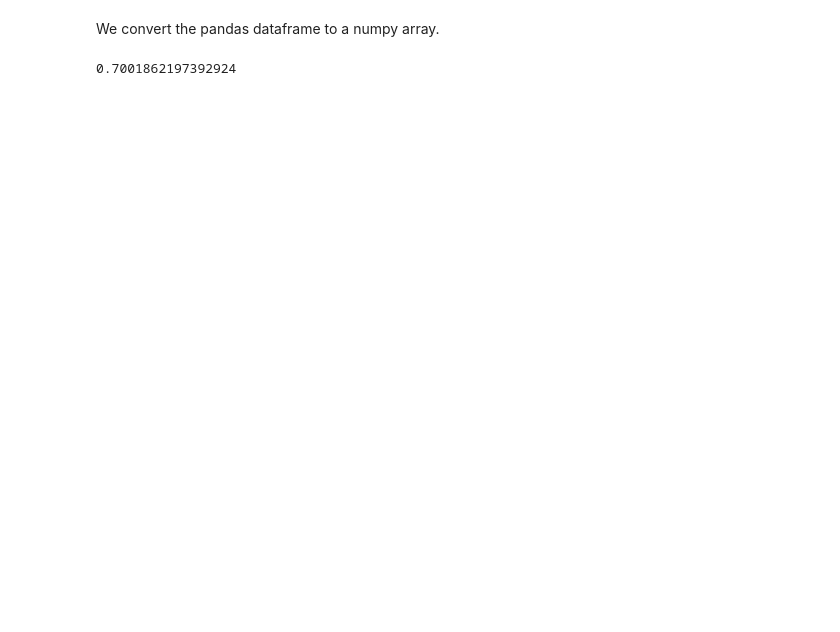
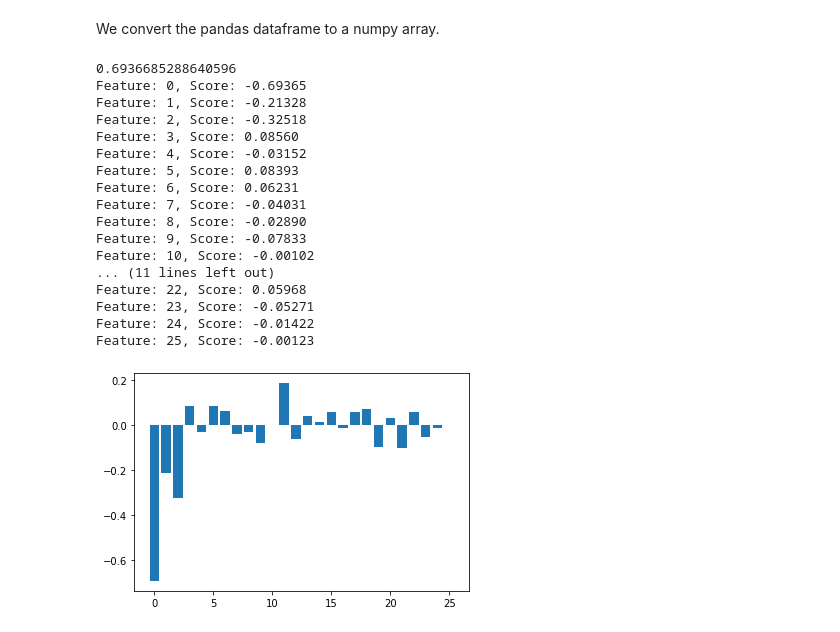
Before and after one commit to blakemoss/cmsc21800-project, a Jupyter notebook: regression1.ipynb, the cells around one changed output. Cells and saved outputs as stored; diff of their text form; code cells hidden in the pictures; blank space fills up the shorter version.

```diff
--- a/regression1.ipynb
+++ b/regression1.ipynb
@@ -90,2 +139,4 @@ rg1[rg1['is_flop']==1].shape
-# %%
-rg1 = rg1.drop(columns=['en', 'runtime', 'belongs_to_collection', 'budget'])
+# %%
+rg1 = rg1.drop(['revenue'], axis=1)
+rg1 = rg1.drop(['return'], axis=1)
+rg1.info()
@@ -94,25 +163,45 @@ We convert the pandas dataframe to a numpy array.
 # %%
 data = rg1.to_numpy()
 # %%
-X, y = data[:, 1:-2], data[:, -1]
-
-'''# add polynomial features to X
-pol = PolynomialFeatures(degree=4)
-Xp = pol.fit_transform(X)'''
+X, y = data[:, :-1], data[:, -1]
 
 # create testing and training datasets
 Xp_train, Xp_test, y_train, y_test = train_test_split(X, y, test_size=0.2, random_state=1)
 
-# normalize X_train, X_test
+# normalize data
 scaler = StandardScaler()
-Xp_train = scaler.fit_transform(X_train)
-Xp_test = scaler.transform(X_test)
+Xp_train = scaler.fit_transform(Xp_train)
+Xp_test = scaler.transform(Xp_test)
 
-# run logistic regression
 model = LogisticRegression(multi_class='ovr')
 model.fit(Xp_train, y_train)
-
 y_pred = model.predict(Xp_test)
 print(accuracy_score(y_test, y_pred))
+
+# get importance
+importance = model.coef_[0]
+# summarize feature importance
+for i,v in enumerate(importance):
+	print('Feature: %0d, Score: %.5f' % (i,v))
+# plot feature importance
+plt.bar([x for x in range(len(importance))], importance)
+plt.show()
 # %% [output]
-0.7001862197392924
+0.6936685288640596
+Feature: 0, Score: -0.69365
+Feature: 1, Score: -0.21328
+Feature: 2, Score: -0.32518
+Feature: 3, Score: 0.08560
+Feature: 4, Score: -0.03152
+Feature: 5, Score: 0.08393
+Feature: 6, Score: 0.06231
+Feature: 7, Score: -0.04031
+Feature: 8, Score: -0.02890
+Feature: 9, Score: -0.07833
+Feature: 10, Score: -0.00102
+... (11 lines left out)
+Feature: 22, Score: 0.05968
+Feature: 23, Score: -0.05271
+Feature: 24, Score: -0.01422
+Feature: 25, Score: -0.00123
+[figure, added]
```
Also changed, not shown: parts of 14 cells of this notebook, 1 other file.
